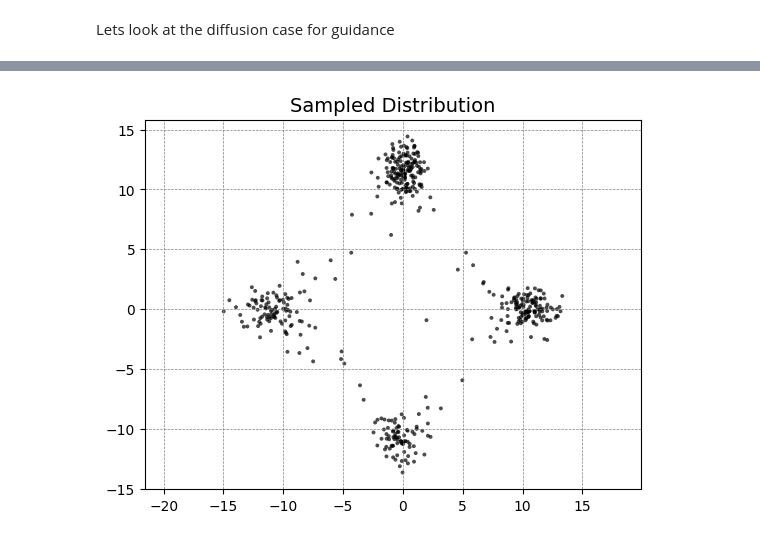
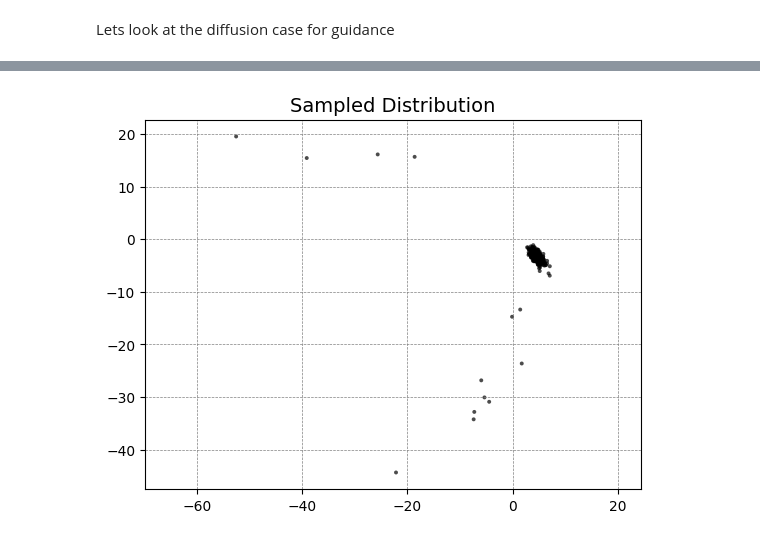
Before and after one commit to Mullerio/Compostional-Generative-Models, a Jupyter notebook: testGuidance.ipynb, the cells around one changed output, grey strips where cells are left out. Drawn from its saved outputs; the diff is of its cells as text; code cells hidden in the pictures.

Commit message:
guidance diffusion and product working

```diff
--- a/testGuidance.ipynb
+++ b/testGuidance.ipynb
@@ -69,24 +69,24 @@ In Epoch 9000 we have a loss of 208.947021484375
 # %%
-sde = ProductGuidanceLangevin([model1], alpha=LinearAlpha(), beta=SquareRootBeta(), sigma=1.0, guidance_scales=[10], null_index=trainer.null_index)
+sde = ProductGuidanceLangevin([model1,model1], alpha=LinearAlpha(), beta=SquareRootBeta(), sigma=1.0, guidance_scales=[1.5, 1.0], null_index=trainer.null_index)
 sdesolver = EulerSDESolver(sde)
 sdesampler = Sampler(sdesolver)
 
 steps = torch.linspace(0.01, 1, 500).view(1, -1, 1).expand(500, -1, 1).to(device)
 gaussian_samples = gaussian_path.p_init.sample(500)
 
 
 
 condition_index1 = 0
 y_index1 = torch.full((gaussian_samples.shape[0],), fill_value=condition_index1, dtype=torch.long, device=device)
 
-condition_index2 = 3
+condition_index2 = 1
 y_index2 = torch.full((gaussian_samples.shape[0],), fill_value=condition_index2, dtype=torch.long, device=device)
 
-indicies = [y_index1]
+indicies = [y_index1, y_index2]
 
 final_samples = sdesampler.sample_without_traj(gaussian_samples, steps, y_index = indicies)
 
 plot_samples(final_samples)
 plt.show()
 # %% [output]
-[figure, old version]
+[figure, new version]
```
Also changed, not shown: parts of 3 cells of this notebook, 2 other files.
